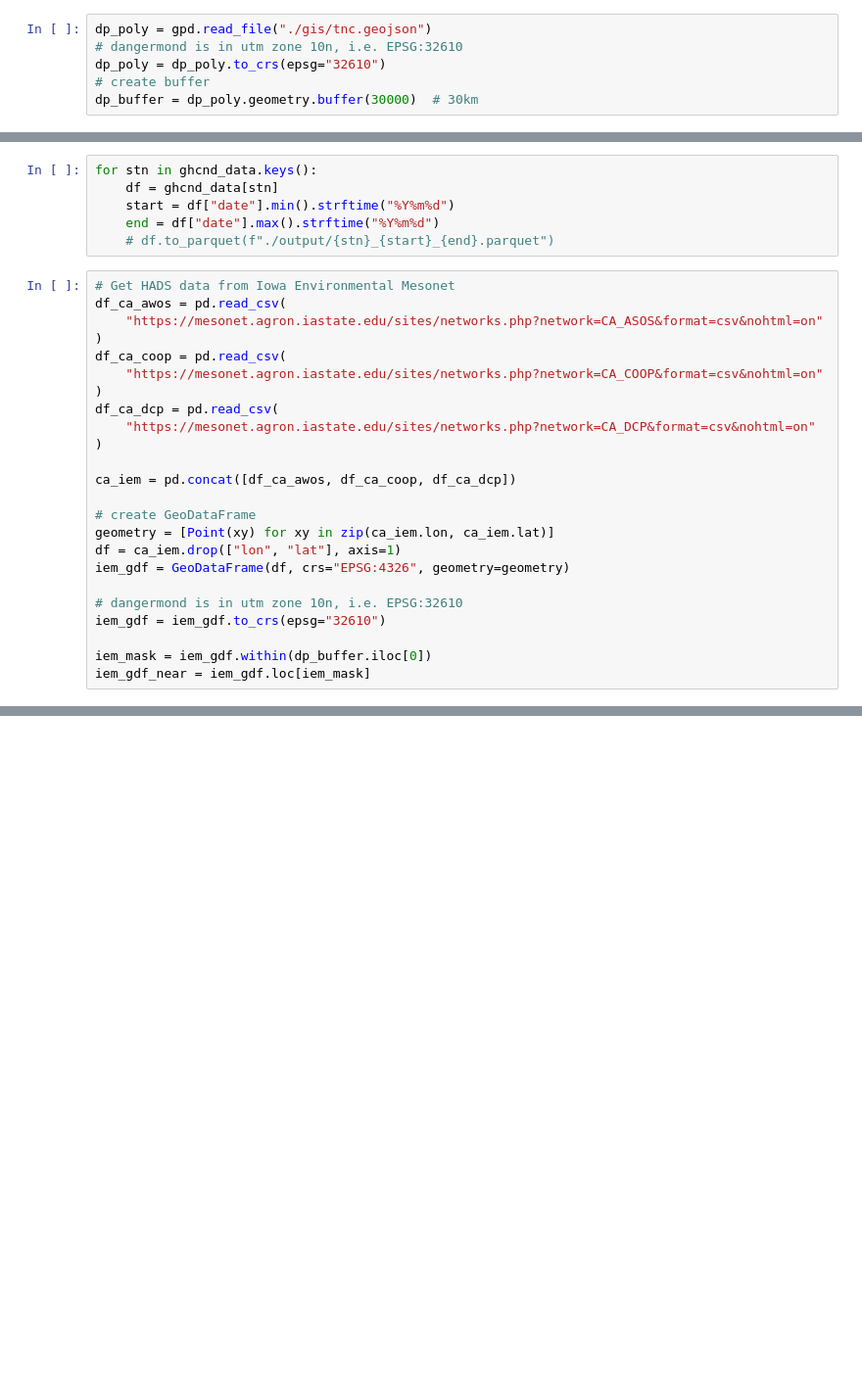
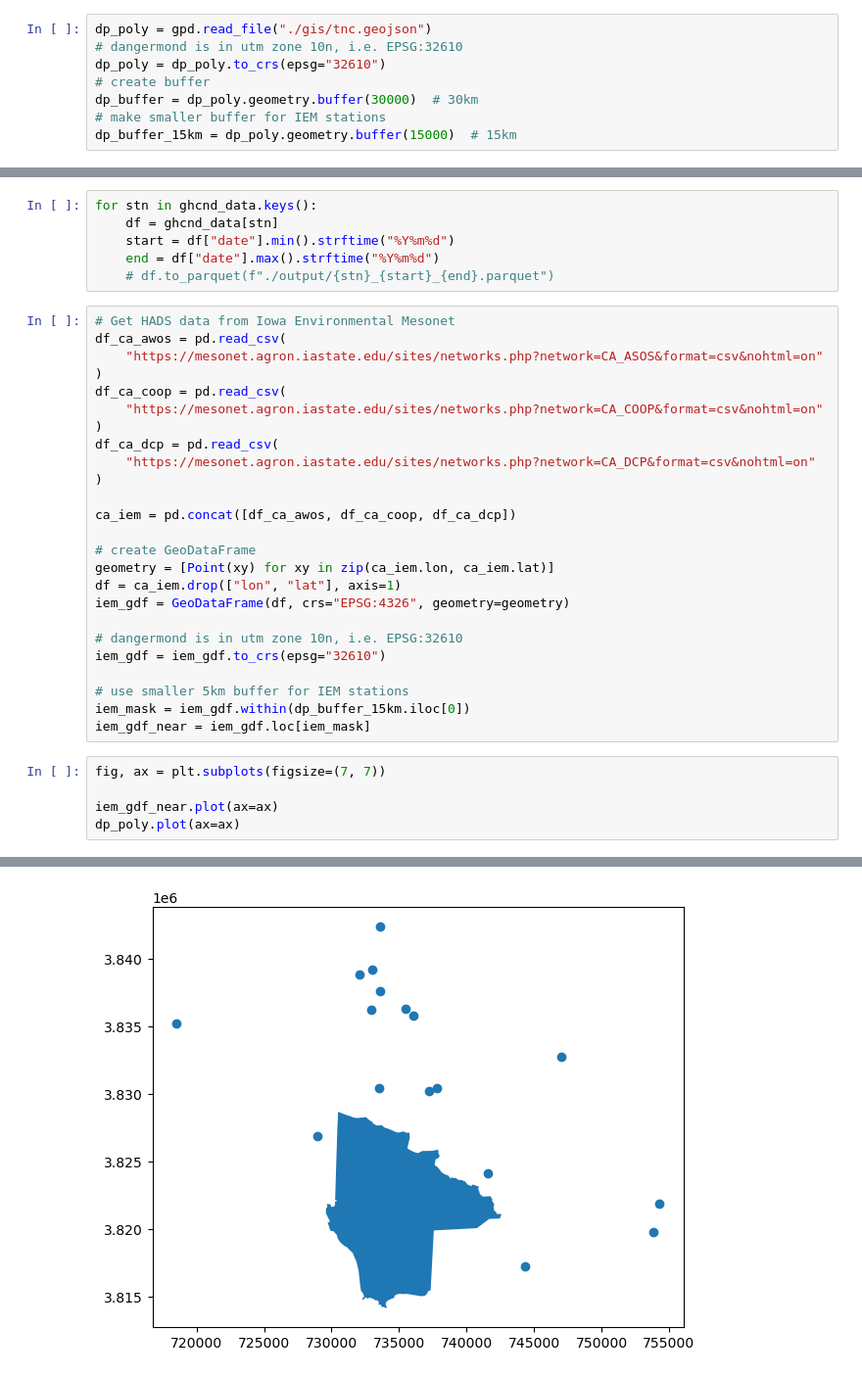
Before and after one commit to LynkerIntel/TNC_dangermond, a Jupyter notebook: station_data/station_query.ipynb, the cells around one changed output, grey strips where cells are left out. Shown at 98% size. Saved outputs shown, nothing was run; the diff lists cells and outputs as text; blank space fills up the shorter version.

```diff
--- a/station_data/station_query.ipynb
+++ b/station_data/station_query.ipynb
@@ -26,6 +26,8 @@ dp_poly = gpd.read_file("./gis/tnc.geojson")
 dp_poly = dp_poly.to_crs(epsg="32610")
 # create buffer
 dp_buffer = dp_poly.geometry.buffer(30000)  # 30km
+# make smaller buffer for IEM stations
+dp_buffer_15km = dp_poly.geometry.buffer(15000)  # 15km
 # %%
 inventory_df = pd.read_table(
     "https://www.ncei.noaa.gov/pub/data/ghcn/daily/ghcnd-inventory.txt",
@@ -175,5 +229,12 @@ iem_gdf = GeoDataFrame(df, crs="EPSG:4326", geometry=geometry)
 # dangermond is in utm zone 10n, i.e. EPSG:32610
 iem_gdf = iem_gdf.to_crs(epsg="32610")
 
-iem_mask = iem_gdf.within(dp_buffer.iloc[0])
+# use smaller 5km buffer for IEM stations
+iem_mask = iem_gdf.within(dp_buffer_15km.iloc[0])
 iem_gdf_near = iem_gdf.loc[iem_mask]
+# %%
+fig, ax = plt.subplots(figsize=(7, 7))
+
+iem_gdf_near.plot(ax=ax)
+dp_poly.plot(ax=ax)
+# %% [output]
@@ -180,2 +242,3 @@ iem_gdf_near = iem_gdf.loc[iem_mask]
+[figure, added]
 # %%
 iem_gdf_near
```
Also changed, not shown: parts of 10 cells of this notebook, 1 other file.
